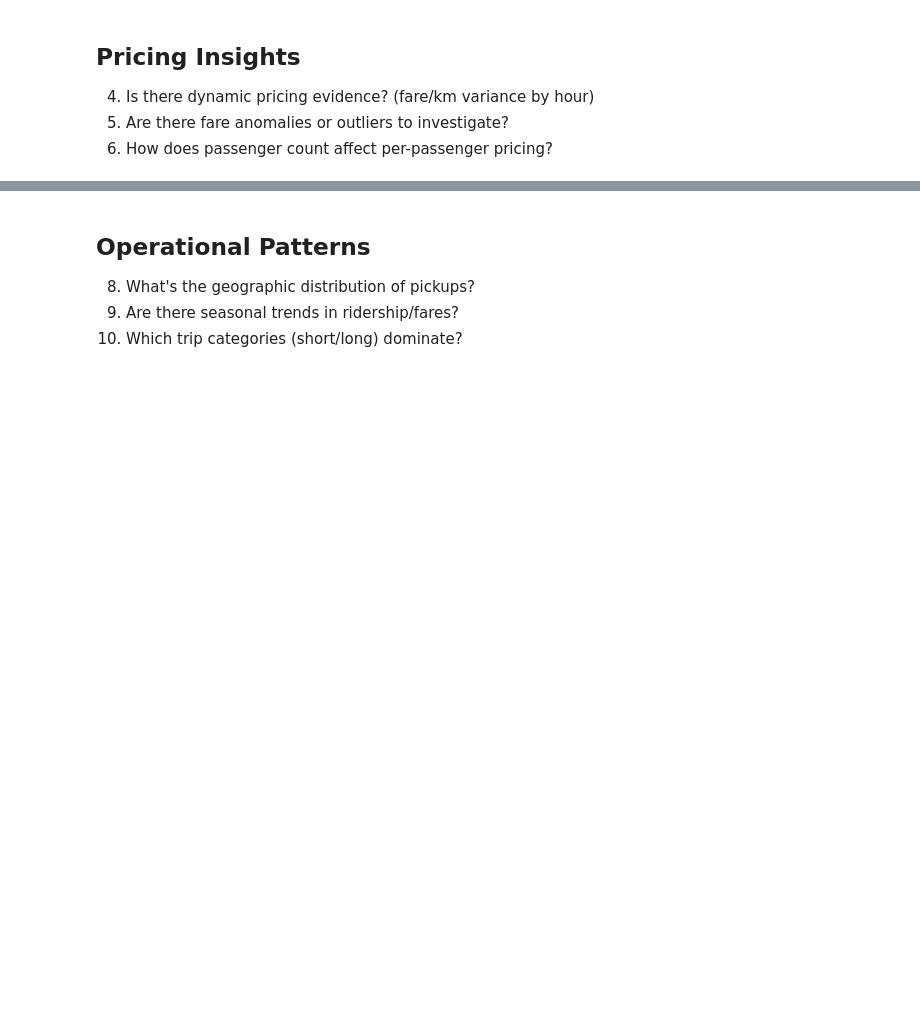
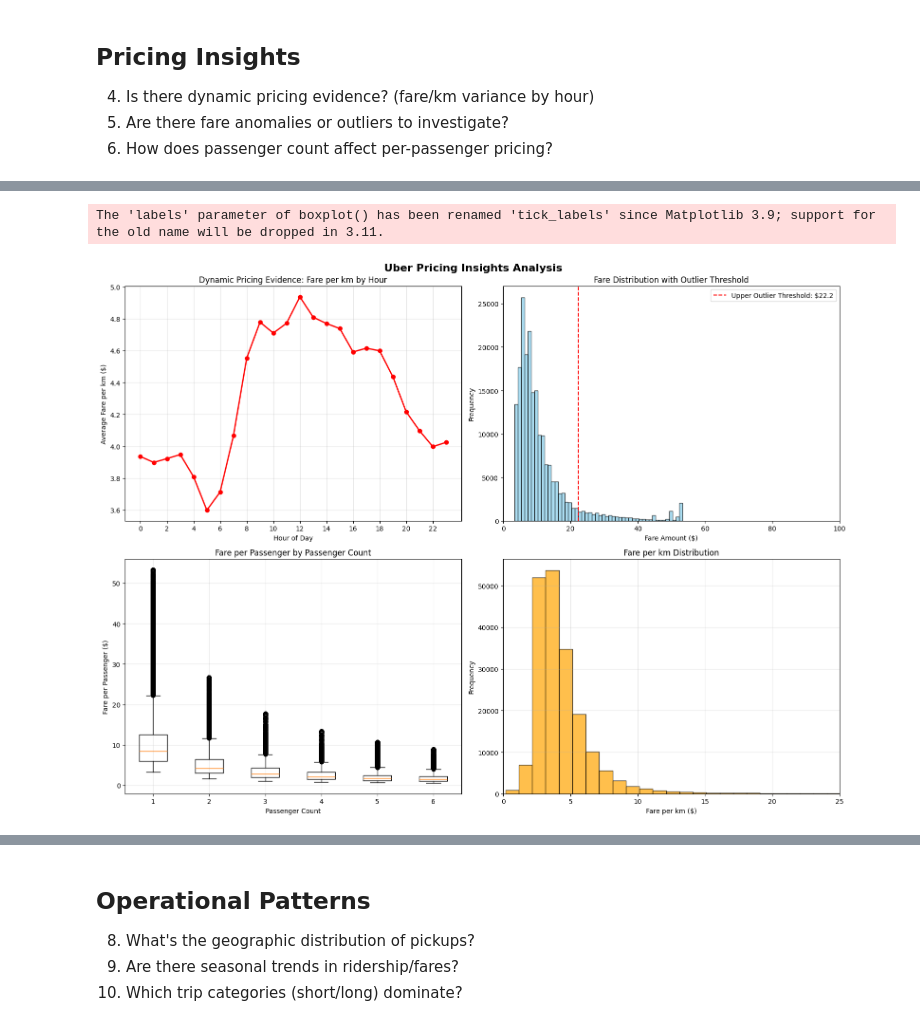
Before and after one commit to necromet/Uber-Fares-Analysis, a Jupyter notebook: uber-fares-analysis.ipynb, the cells around one changed output, grey strips where cells are left out. Saved outputs shown, nothing was run; the diff lists cells and outputs as text; code cells hidden in the pictures; blank space fills up the shorter version.

```diff
--- a/uber-fares-analysis.ipynb
+++ b/uber-fares-analysis.ipynb
@@ -185,0 +306,17 @@ The default of observed=False is deprecated and will be changed to True in a fut
+# %%
+# Test for significant differences in per-passenger pricing
+passenger_groups = [df[df['passenger_count'] == p]['fare_per_passenger'].values
+                   for p in df['passenger_count'].unique() if not pd.isna(p)]
+f_stat_passenger, p_value_passenger = stats.f_oneway(*passenger_groups)
+
+print(f"\nANOVA test for per-passenger fare differences:")
+print(f"F-statistic: {f_stat_passenger:.3f}, p-value: {p_value_passenger:.6f}")
+
+# Calculate pricing efficiency
+print("\nPricing efficiency analysis:")
+for pc in sorted(df['passenger_count'].unique()):
+    if not pd.isna(pc) and pc > 0:
+        subset = df[df['passenger_count'] == pc]
+        avg_total_fare = subset['fare_amount'].mean()
+        avg_per_passenger = subset['fare_per_passenger'].mean()
+        print(f"Passenger Count {int(pc)}: Total ${avg_total_fare:.2f}, Per-passenger ${avg_per_passenger:.2f}")
@@ -185,0 +334,56 @@ The default of observed=False is deprecated and will be changed to True in a fut
+# %%
+# VISUALIZATION OF PRICING INSIGHTS
+fig, axes = plt.subplots(2, 2, figsize=(16, 12))
+fig.suptitle('Uber Pricing Insights Analysis', fontsize=16, fontweight='bold')
+
+# 1. Fare per km by hour (Dynamic Pricing)
+hourly_avg = df_clean.groupby('pickup_hour')['fare_per_km'].mean()
+axes[0,0].plot(hourly_avg.index, hourly_avg.values, marker='o', linewidth=2, markersize=6, color='red')
+axes[0,0].set_title('Dynamic Pricing Evidence: Fare per km by Hour')
+axes[0,0].set_xlabel('Hour of Day')
+axes[0,0].set_ylabel('Average Fare per km ($)')
+axes[0,0].grid(True, alpha=0.3)
+axes[0,0].set_xticks(range(0, 24, 2))
+
+# 2. Fare distribution with outliers
+axes[0,1].hist(df['fare_amount'], bins=50, alpha=0.7, color='skyblue', edgecolor='black')
+axes[0,1].axvline(upper_bound, color='red', linestyle='--', label=f'Upper Outlier Threshold: ${upper_bound:.1f}')
+axes[0,1].set_title('Fare Distribution with Outlier Threshold')
+axes[0,1].set_xlabel('Fare Amount ($)')
+axes[0,1].set_ylabel('Frequency')
+axes[0,1].legend()
+axes[0,1].set_xlim(0, 100)  # Focus on main distribution
+
+# 3. Box plot of fare per passenger by passenger count
+passenger_data = [df[df['passenger_count'] == pc]['fare_per_passenger'].values
+                 for pc in sorted(df['passenger_count'].unique()) if not pd.isna(pc)]
+passenger_labels = [f'{int(pc)}' for pc in sorted(df['passenger_count'].unique()) if not pd.isna(pc)]
+axes[1,0].boxplot(passenger_data, labels=passenger_labels)
+axes[1,0].set_title('Fare per Passenger by Passenger Count')
+axes[1,0].set_xlabel('Passenger Count')
+axes[1,0].set_ylabel('Fare per Passenger ($)')
+axes[1,0].grid(True, alpha=0.3)
+
+# 4. Fare per km distribution
+axes[1,1].hist(df_clean['fare_per_km'], bins=50, alpha=0.7, color='orange', edgecolor='black')
+axes[1,1].set_title('Fare per km Distribution')
+axes[1,1].set_xlabel('Fare per km ($)')
+axes[1,1].set_ylabel('Frequency')
+axes[1,1].grid(True, alpha=0.3)
+axes[1,1].set_xlim(0, 25)
+
+plt.tight_layout()
+plt.show()
+
+# Summary insights
+print("\n" + "="*60)
+print("PRICING INSIGHTS SUMMARY:")
+print("="*60)
+print(f"• Dynamic Pricing: {'Evidence found' if p_value < 0.05 else 'No clear evidence'}")
+print(f"• Outliers: {len(outliers)/len(df)*100:.1f}% of trips are statistical outliers")
+print(f"• Peak fare/km hour: {hourly_avg.idxmax()}:00 (${hourly_avg.max():.2f}/km)")
+print(f"• Lowest fare/km hour: {hourly_avg.idxmin()}:00 (${hourly_avg.min():.2f}/km)")
+print(f"• Per-passenger pricing varies significantly: {'Yes' if p_value_passenger < 0.05 else 'No'}")
+# %% [output]
+The 'labels' parameter of boxplot() has been renamed 'tick_labels' since Matplotlib 3.9; support for the old name will be dropped in 3.11.
+[figure, added]
```
Also changed, not shown: parts of 5 cells of this notebook, 4 other files.
